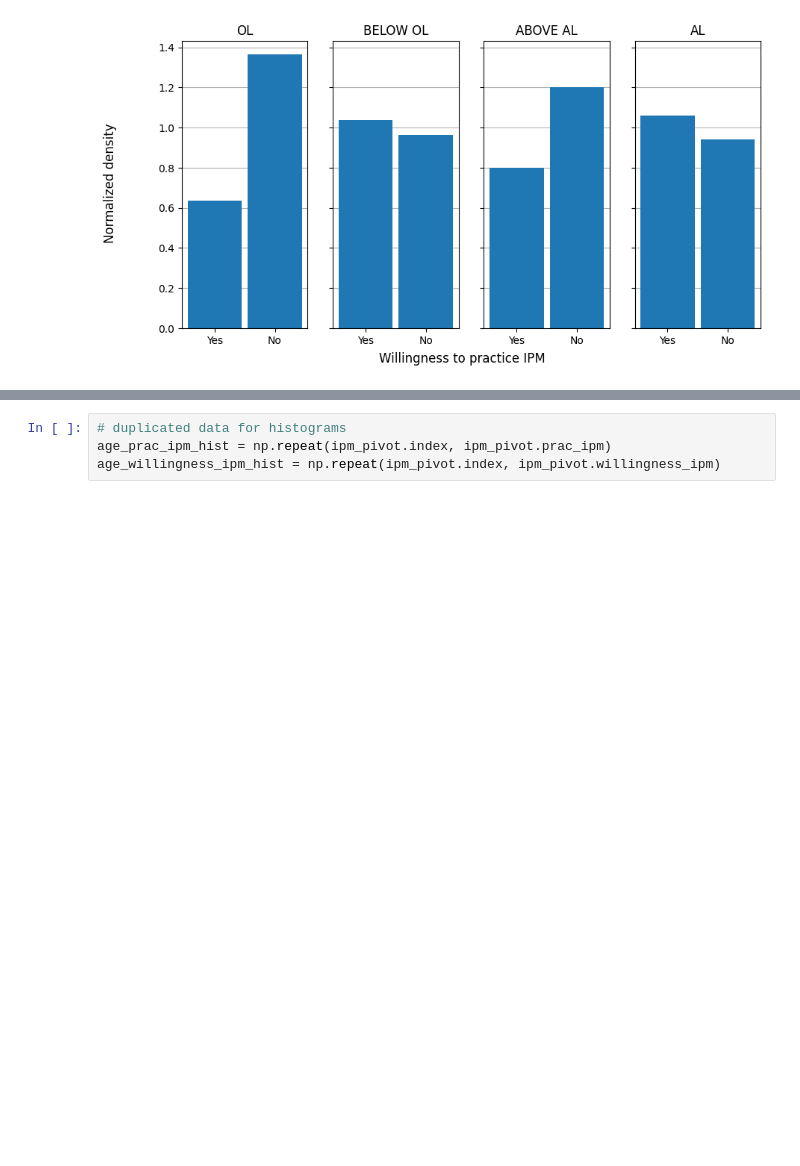
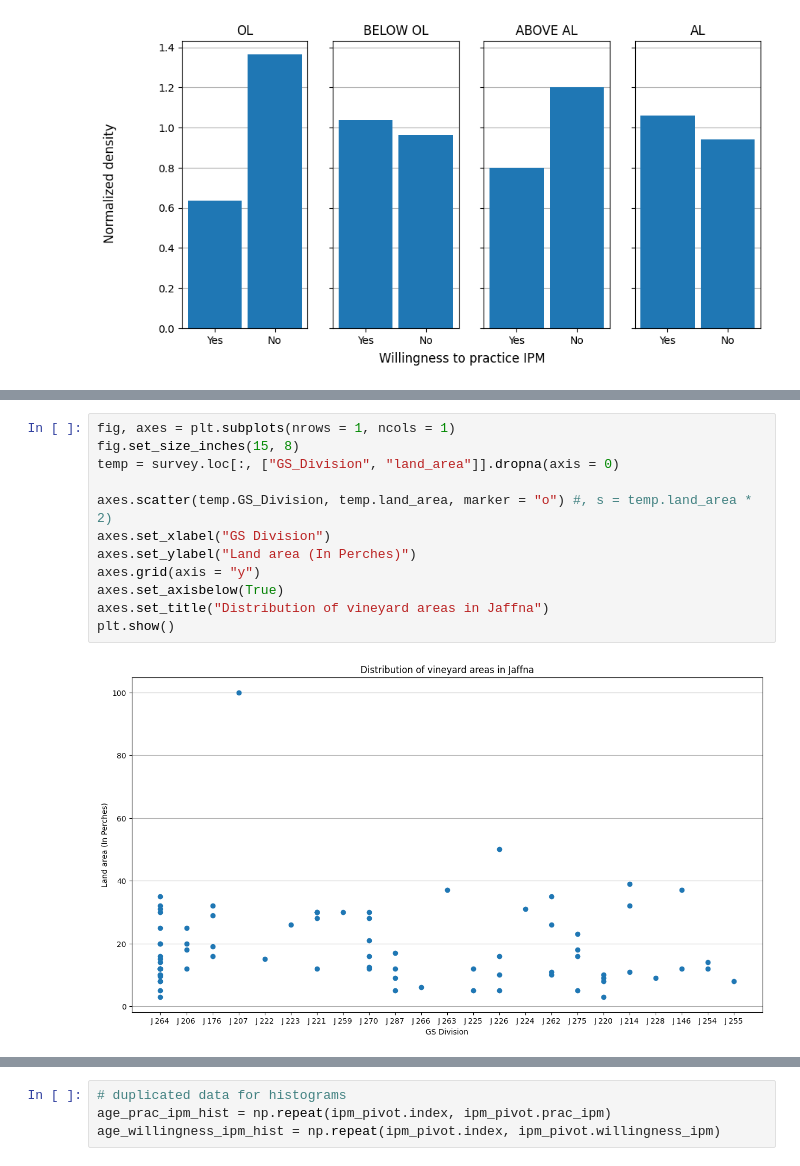
Before and after one commit to anoban/Survey-analysis, a Jupyter notebook: Survey.ipynb, the cells around one changed output, grey strips where cells are left out. Drawn from its saved outputs; the diff is of its cells as text; blank space fills up the shorter version.

```diff
--- a/Survey.ipynb
+++ b/Survey.ipynb
@@ -168,0 +148,14 @@ ipm_pivot;
+# %%
+fig, axes = plt.subplots(nrows = 1, ncols = 1)
+fig.set_size_inches(15, 8)
+temp = survey.loc[:, ["GS_Division", "land_area"]].dropna(axis = 0)
+
+axes.scatter(temp.GS_Division, temp.land_area, marker = "o") #, s = temp.land_area * 2)
+axes.set_xlabel("GS Division")
+axes.set_ylabel("Land area (In Perches)")
+axes.grid(axis = "y")
+axes.set_axisbelow(True)
+axes.set_title("Distribution of vineyard areas in Jaffna")
+plt.show()
+# %% [output]
+[figure, added]
```
Also changed, not shown: parts of 56 cells of this notebook.
